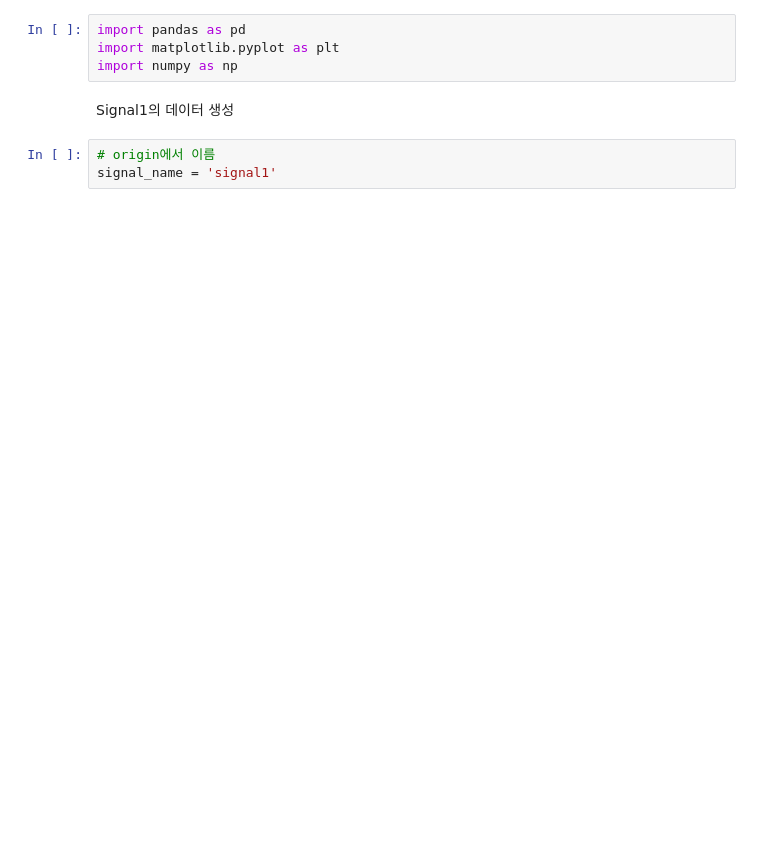
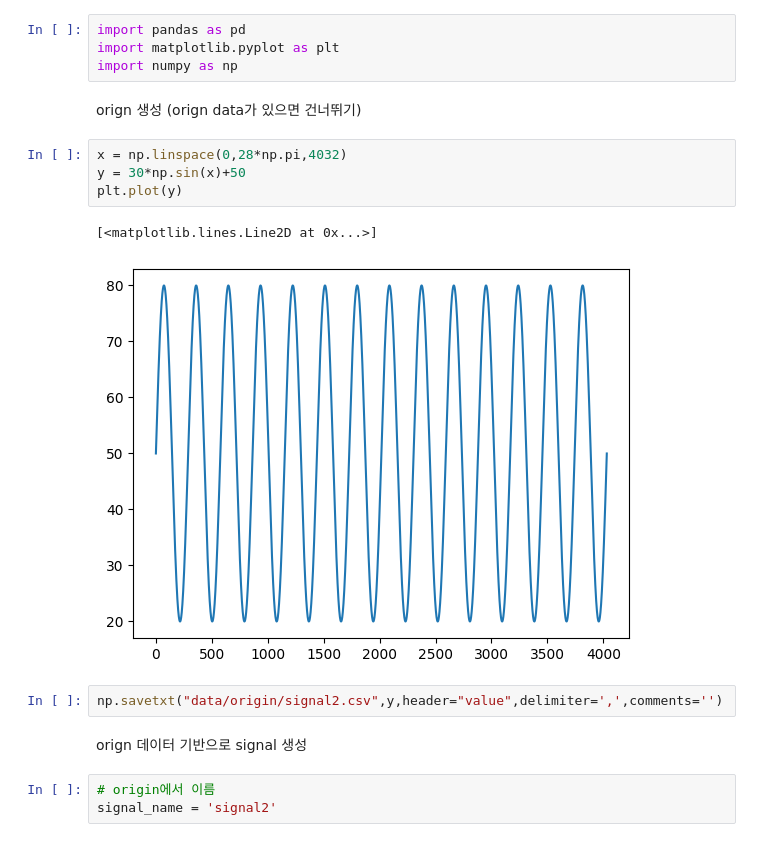
Before and after one commit to yilee10/detect_anormal, a Jupyter notebook: make_new_data.ipynb, the cells around one changed output. Saved outputs shown, nothing was run; the diff lists cells and outputs as text; blank space fills up the shorter version.

```diff
--- a/make_new_data.ipynb
+++ b/make_new_data.ipynb
@@ -2,9 +2,20 @@
 import pandas as pd
 import matplotlib.pyplot as plt
 import numpy as np
+# %% [markdown]
+orign 생성 (orign data가 있으면 건너뛰기)
+# %%
+x = np.linspace(0,28*np.pi,4032)
+y = 30*np.sin(x)+50
+plt.plot(y)
+# %% [output]
+[<matplotlib.lines.Line2D at 0x...>]
+[figure, added]
+# %%
+np.savetxt("data/origin/signal2.csv",y,header="value",delimiter=',',comments='')
 # %% [markdown]
-Signal1의 데이터 생성
+orign 데이터 기반으로 signal 생성
 # %%
 # origin에서 이름
-signal_name = 'signal1'
+signal_name = 'signal2'
 # %%
```
Also changed, not shown: parts of 13 cells of this notebook.
